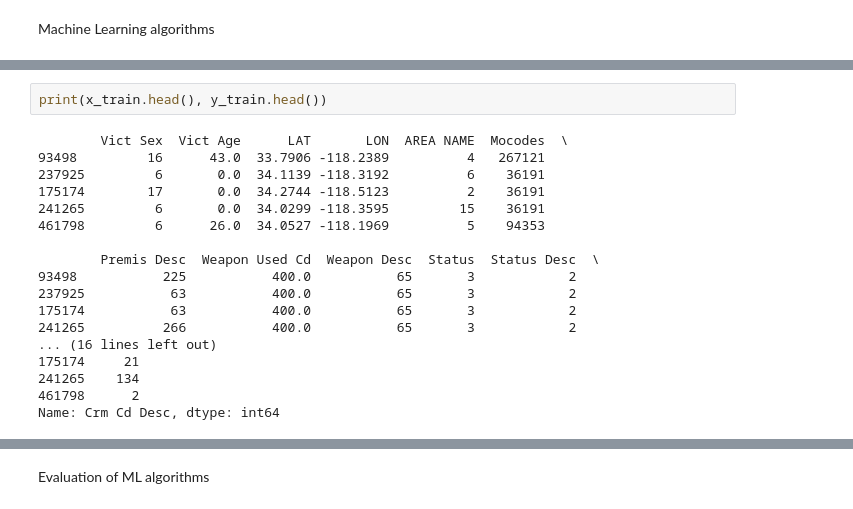
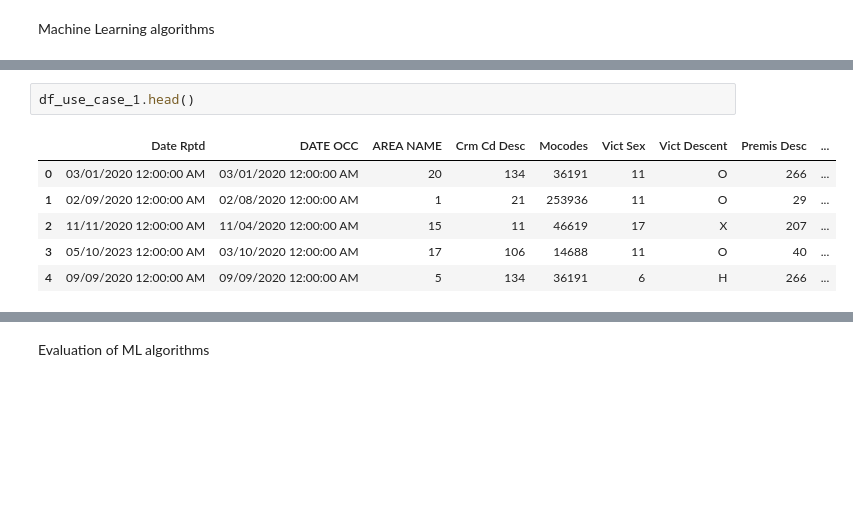
Before and after one commit to shuvo-dotcom/crime-data-analysis, a Jupyter notebook: analysis.ipynb, the cells around one changed output, grey strips where cells are left out. Cells and saved outputs as stored; diff of their text form; blank space fills up the shorter version.

```diff
--- a/analysis.ipynb
+++ b/analysis.ipynb
@@ -419,20 +400,9 @@ x_train, x_test, y_train, y_test = train_test_split(X, y, test_size=0.2, random_
-# %%
-print(x_train.head(), y_train.head())
-# %% [output]
-        Vict Sex  Vict Age      LAT       LON  AREA NAME  Mocodes  \
-93498         16      43.0  33.7906 -118.2389          4   267121
-237925         6       0.0  34.1139 -118.3192          6    36191
-175174        17       0.0  34.2744 -118.5123          2    36191
-241265         6       0.0  34.0299 -118.3595         15    36191
-461798         6      26.0  34.0527 -118.1969          5    94353
-
-        Premis Desc  Weapon Used Cd  Weapon Desc  Status  Status Desc  \
-93498           225           400.0           65       3            2
-237925           63           400.0           65       3            2
-175174           63           400.0           65       3            2
-241265          266           400.0           65       3            2
-... (16 lines left out)
-175174     21
-241265    134
-461798      2
-Name: Crm Cd Desc, dtype: int64
+# %%
+df_use_case_1.head()
+# %% [output]
+|  | Date Rptd | DATE OCC | AREA NAME | Crm Cd Desc | Mocodes | Vict Sex | Vict Descent | Premis Desc | ... |
+| 0 | 03/01/2020 12:00:00 AM | 03/01/2020 12:00:00 AM | 20 | 134 | 36191 | 11 | O | 266 | ... |
+| 1 | 02/09/2020 12:00:00 AM | 02/08/2020 12:00:00 AM | 1 | 21 | 253936 | 11 | O | 29 | ... |
+| 2 | 11/11/2020 12:00:00 AM | 11/04/2020 12:00:00 AM | 15 | 11 | 46619 | 17 | X | 207 | ... |
+| 3 | 05/10/2023 12:00:00 AM | 03/10/2020 12:00:00 AM | 17 | 106 | 14688 | 11 | O | 40 | ... |
+| 4 | 09/09/2020 12:00:00 AM | 09/09/2020 12:00:00 AM | 5 | 134 | 36191 | 6 | H | 266 | ... |
```
Also changed, not shown: parts of 8 cells of this notebook, 1 other file.
